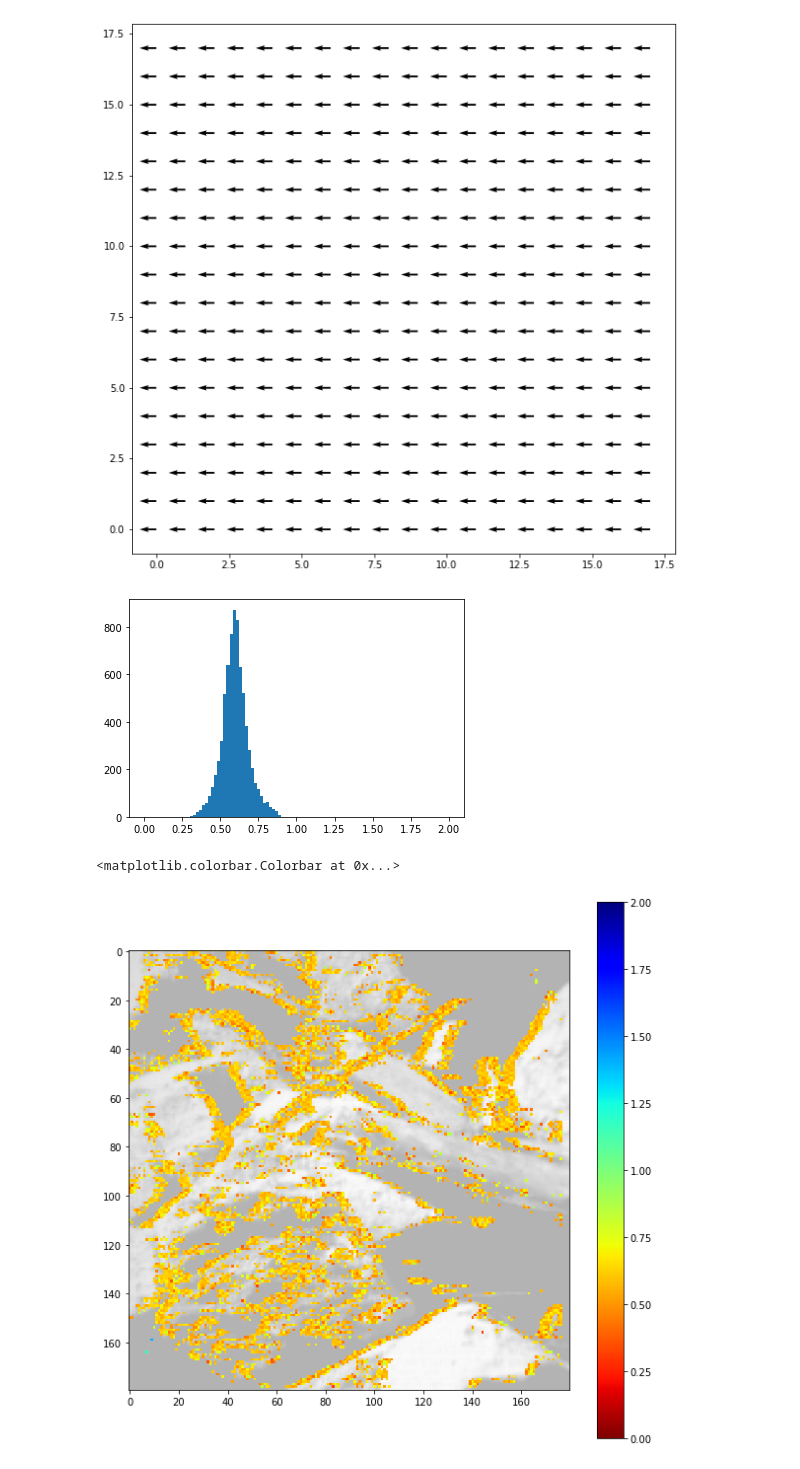
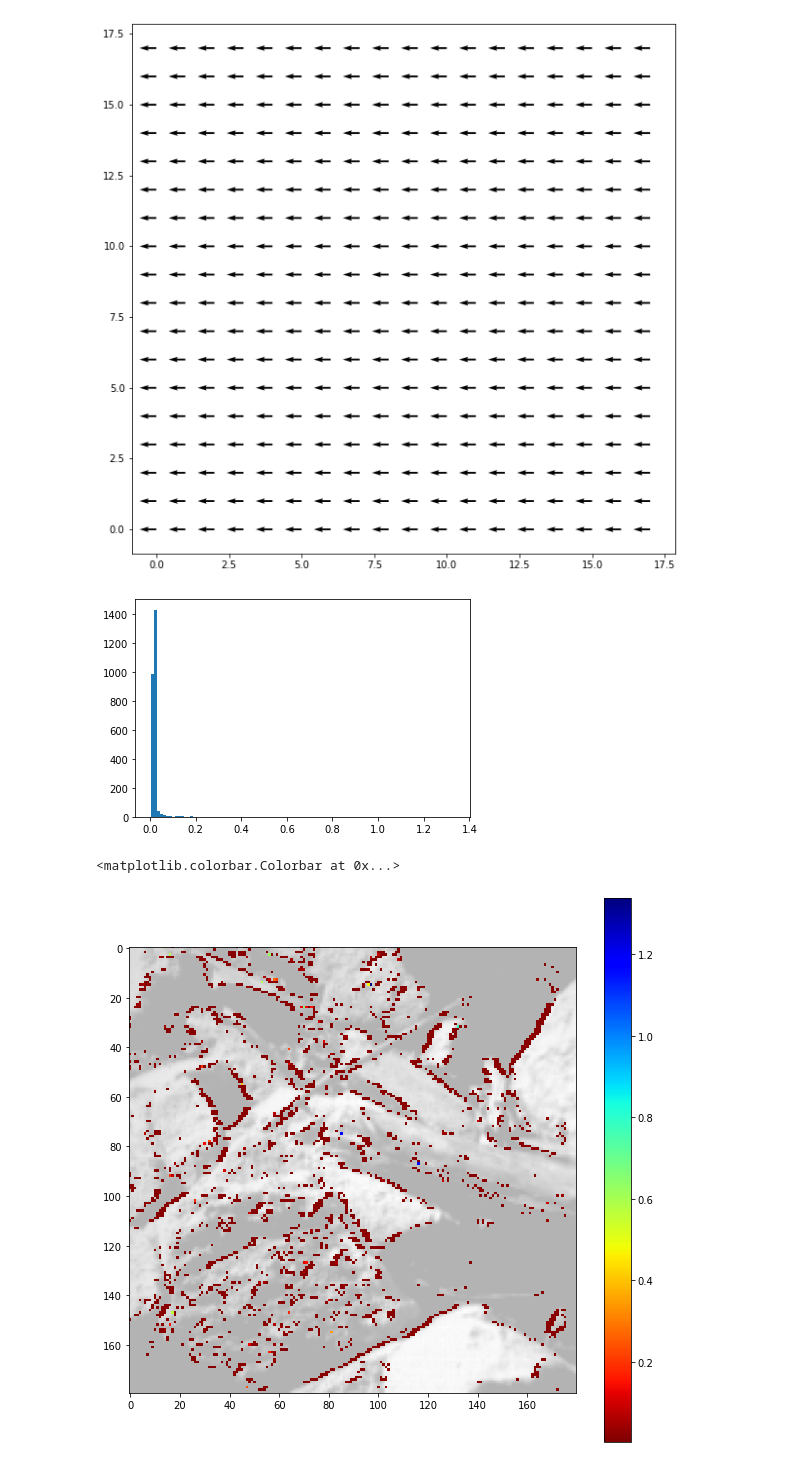
Before and after one commit to stefanochi/depth, a Jupyter notebook: pure_python_evaluation/time_filtering/evaluation/6dof/slider_far.ipynb, the cells around one changed output. Cells and saved outputs as stored; diff of their text form; code cells hidden in the pictures.

```diff
--- a/pure_python_evaluation/time_filtering/evaluation/6dof/slider_far.ipynb
+++ b/pure_python_evaluation/time_filtering/evaluation/6dof/slider_far.ipynb
@@ -265,7 +266,7 @@ plt.quiver(ang_U[::10, ::10], ang_V[::10, ::10], cmap="jet_r")
 # %%
 idx = np.searchsorted(poses[:, 0], t_start)
 pose1 = poses[idx]
-pose2 = poses[idx + 1]
+pose2 = poses[idx + 5]
 
 t1 = pose1[1:4]
 t2 = pose2[1:4]
@@ -273,7 +274,7 @@ t2 = pose2[1:4]
 print(t1)
 print(t2)
 
-t_vel = (t2 - t1) #/ (pose2[0] - pose1[0])
+t_vel = (t2 - t1) / (pose2[0] - pose1[0])
 
 print(t_vel)
 print(pose2[0] - pose1[0])
@@ -297,8 +298,8 @@ def get_translational_flow(t, f, shape):
                 [0, -f, yi]
             ])
             r = m @ t
-            U_flow[y, x] = r[0]
-            V_flow[y, x] = r[1]
+            U_flow[y, x] = 1 / r[0] if r[0] != 0.0 else 0.0
+            V_flow[y, x] = 1 / r[1] if r[1] != 0.0 else 0.0
 
     return U_flow, V_flow
 # %%
@@ -366,17 +411,17 @@ for x in range(U.shape[1]):
 # %%
 test_m = np.ma.masked_where(np.isclose(test, 0.0), test)
-plt.hist(test_m.compressed(), 100, range=(0, 2));
+plt.hist(test_m.compressed(), 100,);
 # %% [output]
-[figure, old version]
+[figure, new version]
 # %%
 plt.figure(figsize=(10, 10))
 img_gray = plt.imread(path + dataset + "images/frame_00000057.png")
 plt.imshow(img_gray, alpha=0.3, cmap="gray")
-m = plt.imshow(test_m, interpolation="none", cmap="jet_r", vmin=0, vmax=2)
+m = plt.imshow(test_m, interpolation="none", cmap="jet_r")
 plt.colorbar(m)
 # %% [output]
 <matplotlib.colorbar.Colorbar at 0x...>
-[figure, old version]
+[figure, new version]
 # %%
 %matplotlib inline
 plt.figure(figsize=(10, 10))
```
Also changed, not shown: parts of 16 cells of this notebook, 1 other file.
